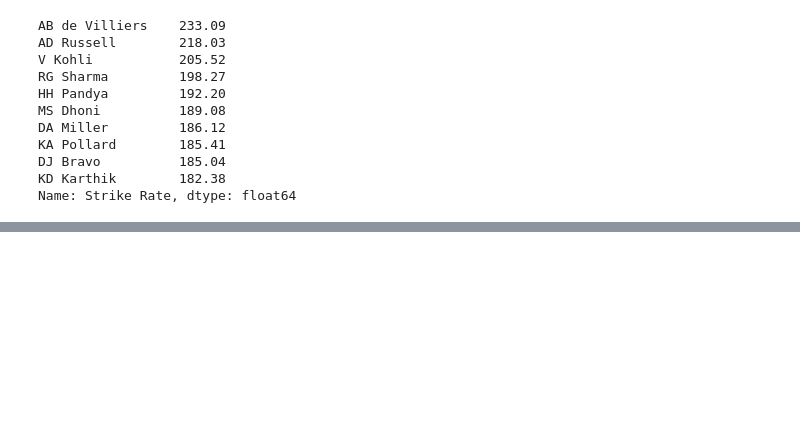
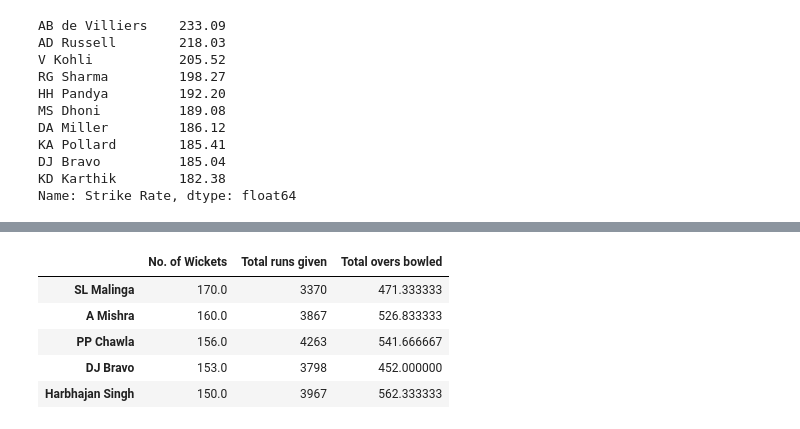
Before and after one commit to dhrubjun/All-time-best-IPL-team, a Jupyter notebook: All_time_best_IPL_team.ipynb, the cells around one changed output, grey strips where cells are left out. Drawn from its saved outputs; the diff is of its cells as text; code cells hidden in the pictures; blank space fills up the shorter version.

```diff
--- a/All_time_best_IPL_team.ipynb
+++ b/All_time_best_IPL_team.ipynb
@@ -244,0 +311,17 @@ Name: Strike Rate, dtype: float64
+# %%
+df3 = df3[df3['extras_type']!='noballs']
+# %%
+df3_total_overs = (df3.groupby('bowler').count().sort_values(by='is_wicket', ascending=False)['non_boundary'])/6
+# %%
+df_bowler = pd.concat([df1_wickets, df2_total_runs_given, df3_total_overs], axis=1)
+# %%
+df_bowler.rename(columns={'is_wicket':'No. of Wickets', 'total_runs':'Total runs given', 'non_boundary':'Total overs bowled'}, inplace=True)
+# %%
+df_bowler.head()
+# %% [output]
+|  | No. of Wickets | Total runs given | Total overs bowled |
+| SL Malinga | 170.0 | 3370 | 471.333333 |
+| A Mishra | 160.0 | 3867 | 526.833333 |
+| PP Chawla | 156.0 | 4263 | 541.666667 |
+| DJ Bravo | 153.0 | 3798 | 452.000000 |
+| Harbhajan Singh | 150.0 | 3967 | 562.333333 |
```
Also changed, not shown: parts of 15 cells of this notebook.
